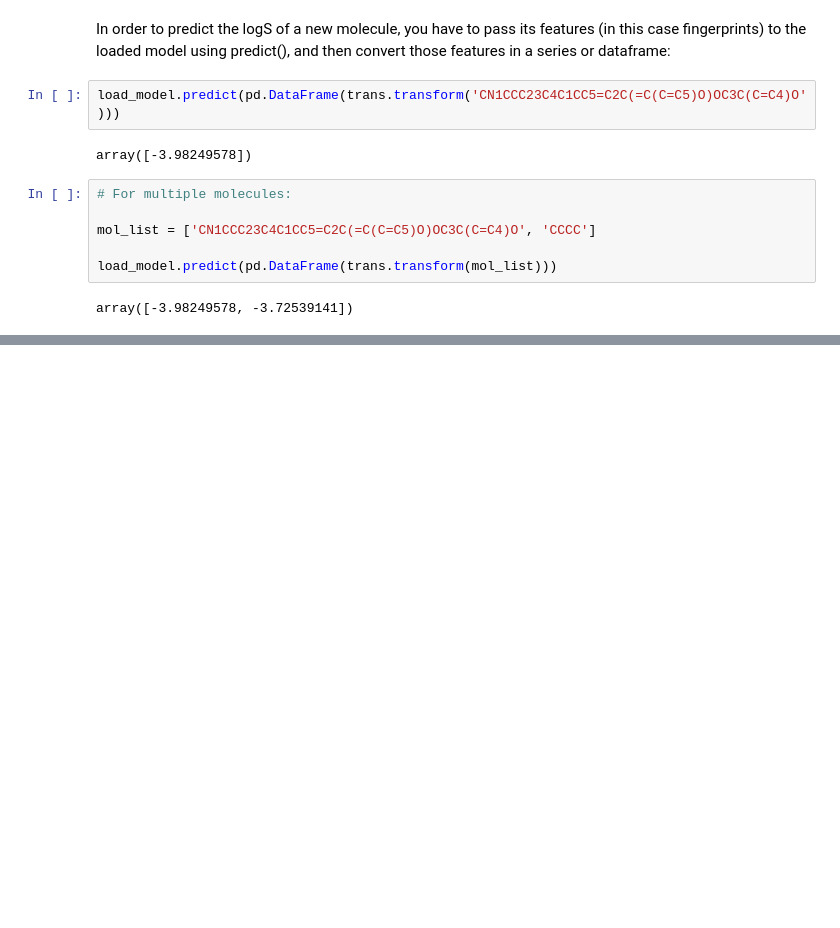
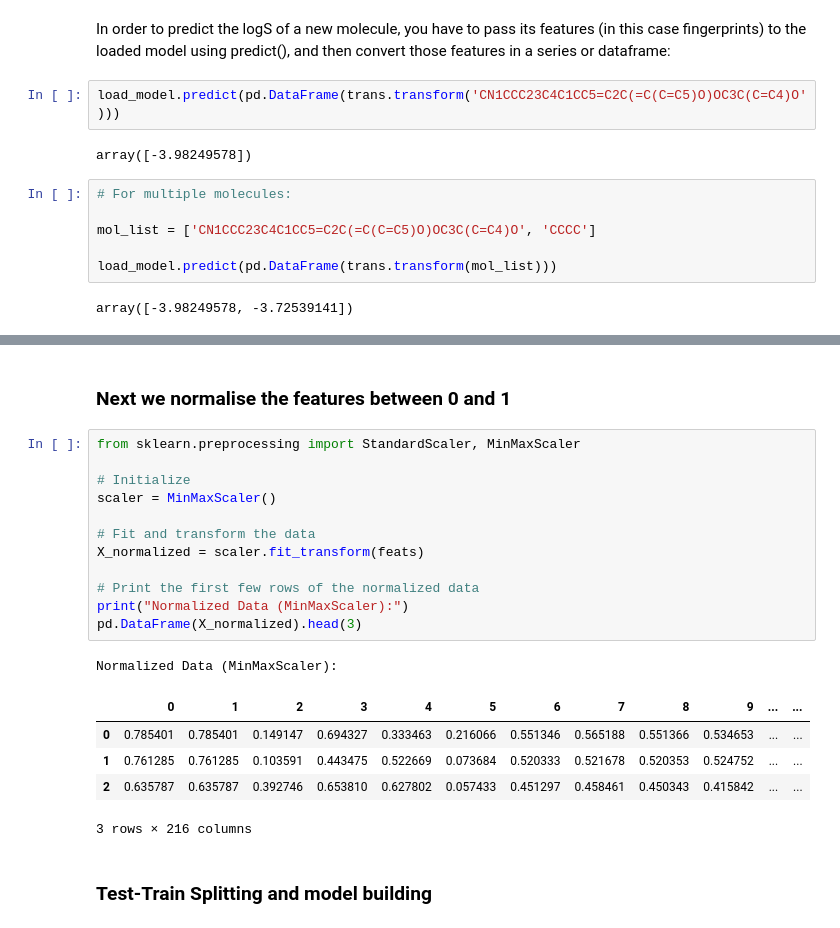
Before and after one commit to ganesh7shahane/predictive_ADMET_modelling, a Jupyter notebook: solubility/logS_Regressor.ipynb, the cells around one changed output, grey strips where cells are left out. Saved outputs shown, nothing was run; the diff lists cells and outputs as text; blank space fills up the shorter version.

```diff
--- a/solubility/logS_Regressor.ipynb
+++ b/solubility/logS_Regressor.ipynb
@@ -201,0 +237,23 @@ array([-3.98249578, -3.72539141])
+# %% [markdown]
+### Next we normalise the features between 0 and 1
+# %%
+from sklearn.preprocessing import StandardScaler, MinMaxScaler
+
+# Initialize
+scaler = MinMaxScaler()
+
+# Fit and transform the data
+X_normalized = scaler.fit_transform(feats)
+
+# Print the first few rows of the normalized data
+print("Normalized Data (MinMaxScaler):")
+pd.DataFrame(X_normalized).head(3)
+# %% [output]
+Normalized Data (MinMaxScaler):
+|  | 0 | 1 | 2 | 3 | 4 | 5 | 6 | 7 | 8 | 9 | ... | ... |
+| 0 | 0.785401 | 0.785401 | 0.149147 | 0.694327 | 0.333463 | 0.216066 | 0.551346 | 0.565188 | 0.551366 | 0.534653 | ... | ... |
+| 1 | 0.761285 | 0.761285 | 0.103591 | 0.443475 | 0.522669 | 0.073684 | 0.520333 | 0.521678 | 0.520353 | 0.524752 | ... | ... |
+| 2 | 0.635787 | 0.635787 | 0.392746 | 0.653810 | 0.627802 | 0.057433 | 0.451297 | 0.458461 | 0.450343 | 0.415842 | ... | ... |
+3 rows × 216 columns
+# %% [markdown]
+### Test-Train Splitting and model building
```
Also changed, not shown: parts of 19 cells of this notebook, 2 other files.
